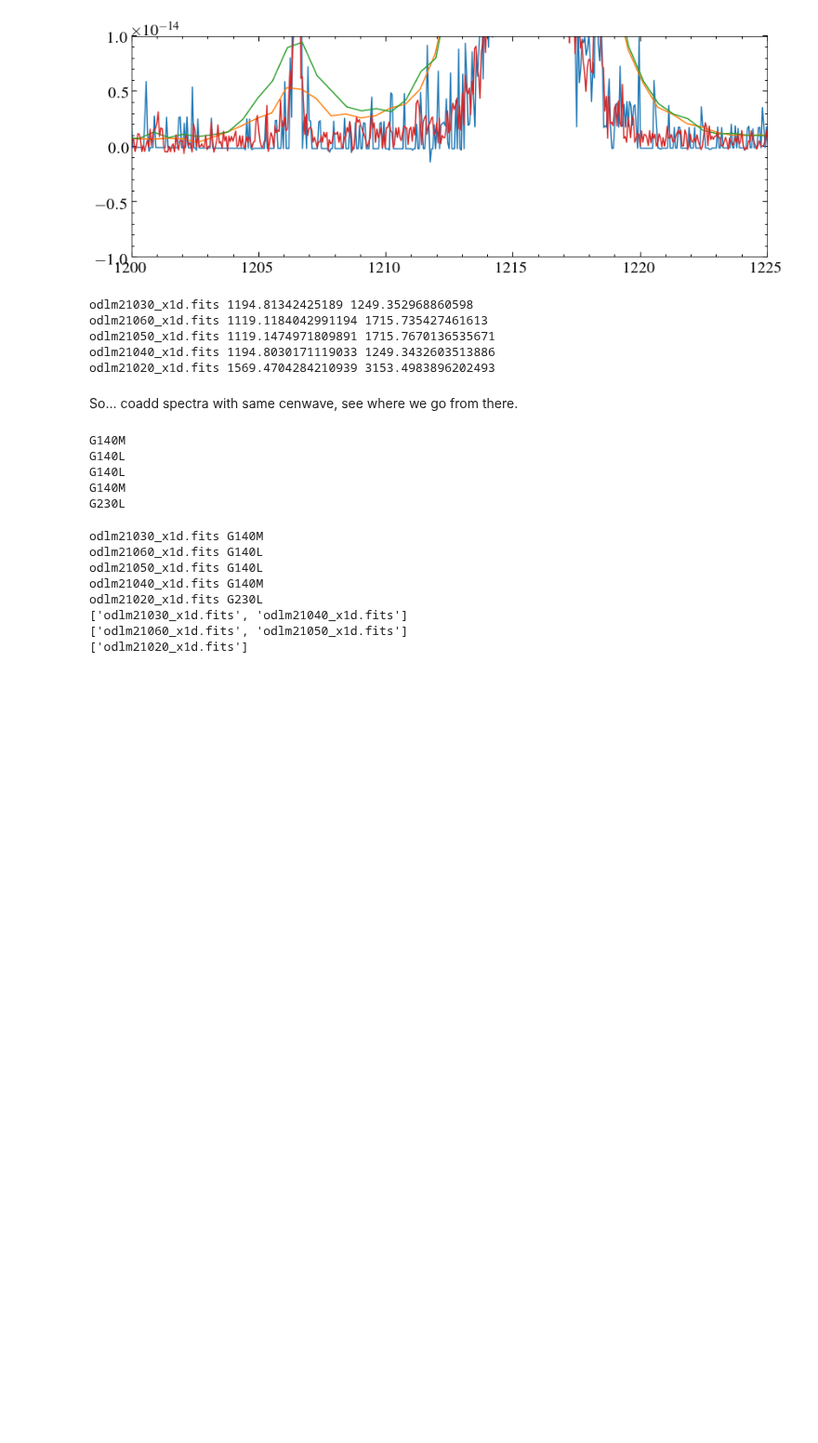
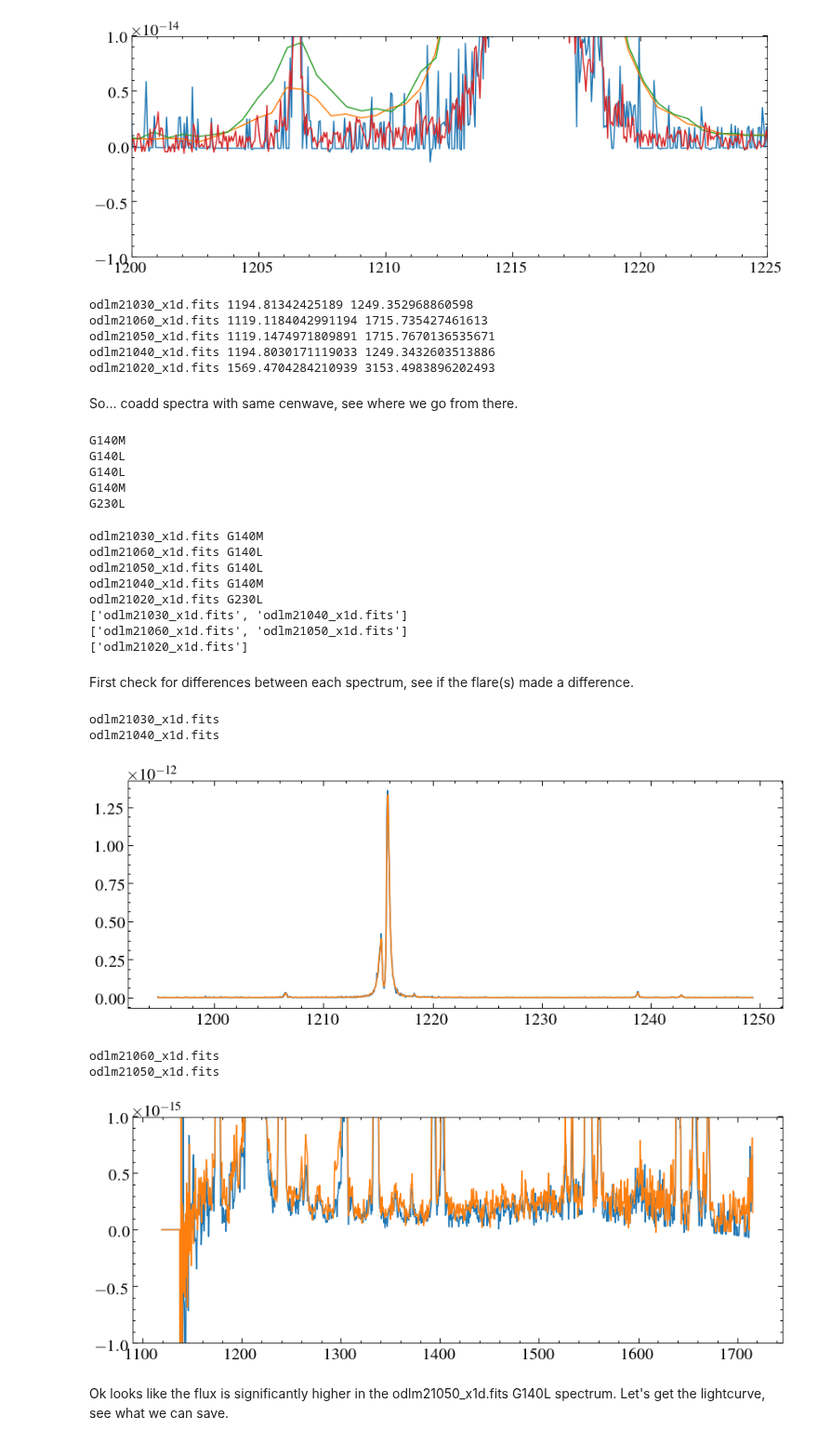
Before and after one commit to davidjwilson/SEDs, a Jupyter notebook: gj_674/STIS/stis_check.ipynb, the cells around one changed output. Shown at 93% size. Drawn from its saved outputs; the diff is of its cells as text; code cells hidden in the pictures; blank space fills up the shorter version.

Commit message:
updates to stis_check

```diff
--- a/gj_674/STIS/stis_check.ipynb
+++ b/gj_674/STIS/stis_check.ipynb
@@ -139,3 +139,35 @@ odlm21020_x1d.fits G230L
 ['odlm21030_x1d.fits', 'odlm21040_x1d.fits']
 ['odlm21060_x1d.fits', 'odlm21050_x1d.fits']
 ['odlm21020_x1d.fits']
+# %% [markdown]
+First check for differences between each spectrum, see if the flare(s) made a difference.
+# %%
+bad = 'odlm21020_x1d.fits'
+for s in G140M:
+    print(s)
+    data = fits.getdata(s,1)
+    for dt in data:
+        if bad in s:
+            plt.plot(dt['WAVELENGTH'][dt['WAVELENGTH']>1600], dt['FLUX'][dt['WAVELENGTH']>1600])
+        else:
+            plt.plot(dt['WAVELENGTH'], dt['FLUX'])
+plt.show()
+for s in G140L:
+    print(s)
+    data = fits.getdata(s,1)
+    for dt in data:
+        if bad in s:
+            plt.plot(dt['WAVELENGTH'][dt['WAVELENGTH']>1600], dt['FLUX'][dt['WAVELENGTH']>1600])
+        else:
+            plt.plot(dt['WAVELENGTH'], dt['FLUX'])
+plt.ylim(-0.01e-13,0.01e-13)
+plt.show()
+# %% [output]
+odlm21030_x1d.fits
+odlm21040_x1d.fits
+[figure, added]
+odlm21060_x1d.fits
+odlm21050_x1d.fits
+[figure, added]
+# %% [markdown]
+Ok looks like the flux is significantly higher in the odlm21050_x1d.fits G140L spectrum. Let's get the lightcurve, see what we can save.
```
Also changed, not shown: parts of 5 cells of this notebook.
